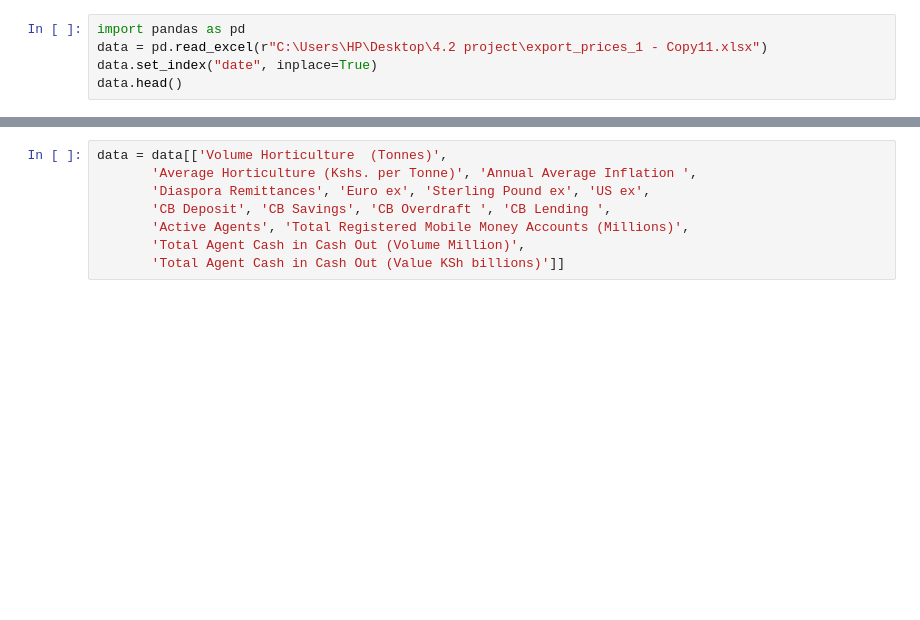
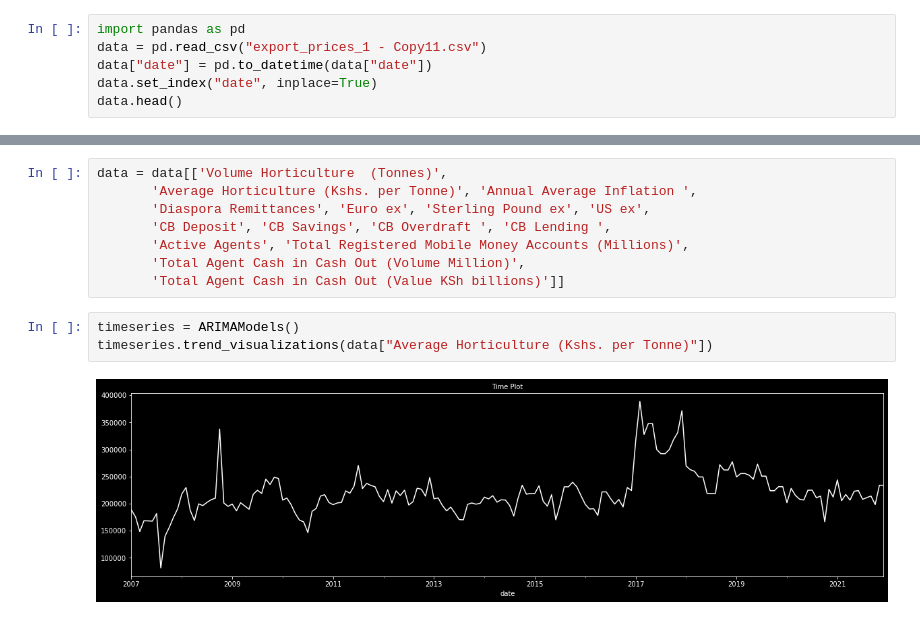
Before and after one commit to brian-kipkoech-tanui/TimeSeries, a Jupyter notebook: BasicTimeSeriesModels/Example.ipynb, the cells around one changed output, grey strips where cells are left out. Drawn from its saved outputs; the diff is of its cells as text; blank space fills up the shorter version.

```diff
--- a/BasicTimeSeriesModels/Example.ipynb
+++ b/BasicTimeSeriesModels/Example.ipynb
@@ -3,6 +3,7 @@ from basicTimeSeries import TimeSeries
 # %%
 import pandas as pd
-data = pd.read_excel(r"C:\Users\HP\Desktop\4.2 project\export_prices_1 - Copy11.xlsx")
+data = pd.read_csv("export_prices_1 - Copy11.csv")
+data["date"] = pd.to_datetime(data["date"])
 data.set_index("date", inplace=True)
 data.head()
 # %% [output]
@@ -21,3 +22,8 @@ data = data[['Volume Horticulture  (Tonnes)',
        'Active Agents', 'Total Registered Mobile Money Accounts (Millions)',
        'Total Agent Cash in Cash Out (Volume Million)',
        'Total Agent Cash in Cash Out (Value KSh billions)']]
+# %%
+timeseries = ARIMAModels()
+timeseries.trend_visualizations(data["Average Horticulture (Kshs. per Tonne)"])
+# %% [output]
+[figure, added]
```
Also changed, not shown: parts of 18 cells of this notebook, 4 other files.
